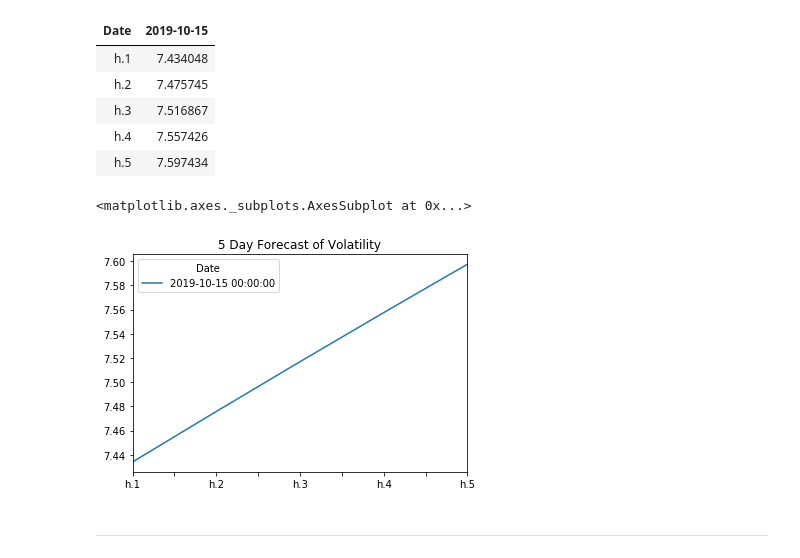
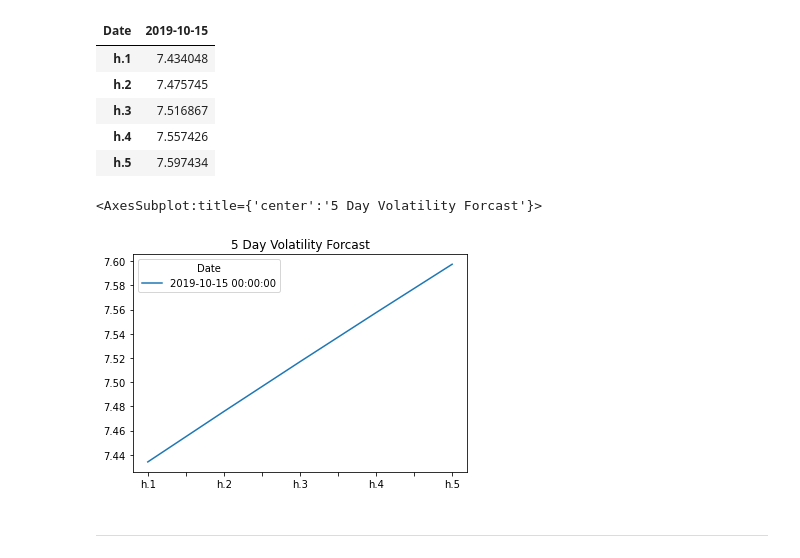
Before and after one commit to bredakyl94/Time_Series, a Jupyter notebook: time_series_analysis.ipynb, the cells around one changed output. Saved outputs shown, nothing was run; the diff lists cells and outputs as text; code cells hidden in the pictures.

```diff
--- a/time_series_analysis.ipynb
+++ b/time_series_analysis.ipynb
@@ -222,0 +246,7 @@ import arch
+# %%
+# Estimate a GARCH model:
+
+model = arch_model(returns['Settle'], mean="Zero", vol="GARCH", p=2,q=1)
+
+# Fit the model
+result = model.fit()
@@ -250,10 +300,10 @@ last_day
 # Create a 5 day forecast of volatility
 forecast_horizon = 5
 # Start the forecast using the last_day calculated above
-# YOUR CODE HERE!
+forecast = result.forecast(start=last_day, horizon=forecast_horizon)
 # %%
 # Annualize the forecast
-intermediate = np.sqrt(forecasts.variance.dropna() * 252)
+intermediate = np.sqrt(forecast.variance.dropna() * 252)
 intermediate.head()
 # %% [output]
 |  | h.1 | h.2 | h.3 | h.4 | h.5 |
@@ -272,10 +322,10 @@ final.head()
 | h.5 | 7.597434 |
 # %%
 # Plot the final forecast
-# YOUR CODE HERE!
+final.plot(title="5 Day Volatility Forcast", legend=True)
 # %% [output]
-<matplotlib.axes._subplots.AxesSubplot at 0x...>
+<AxesSubplot:title={'center':'5 Day Volatility Forcast'}>
-[figure, old version]
+[figure, new version]
 # %% [markdown]
 ---
 # %% [markdown]
```
Also changed, not shown: parts of 18 cells of this notebook.
